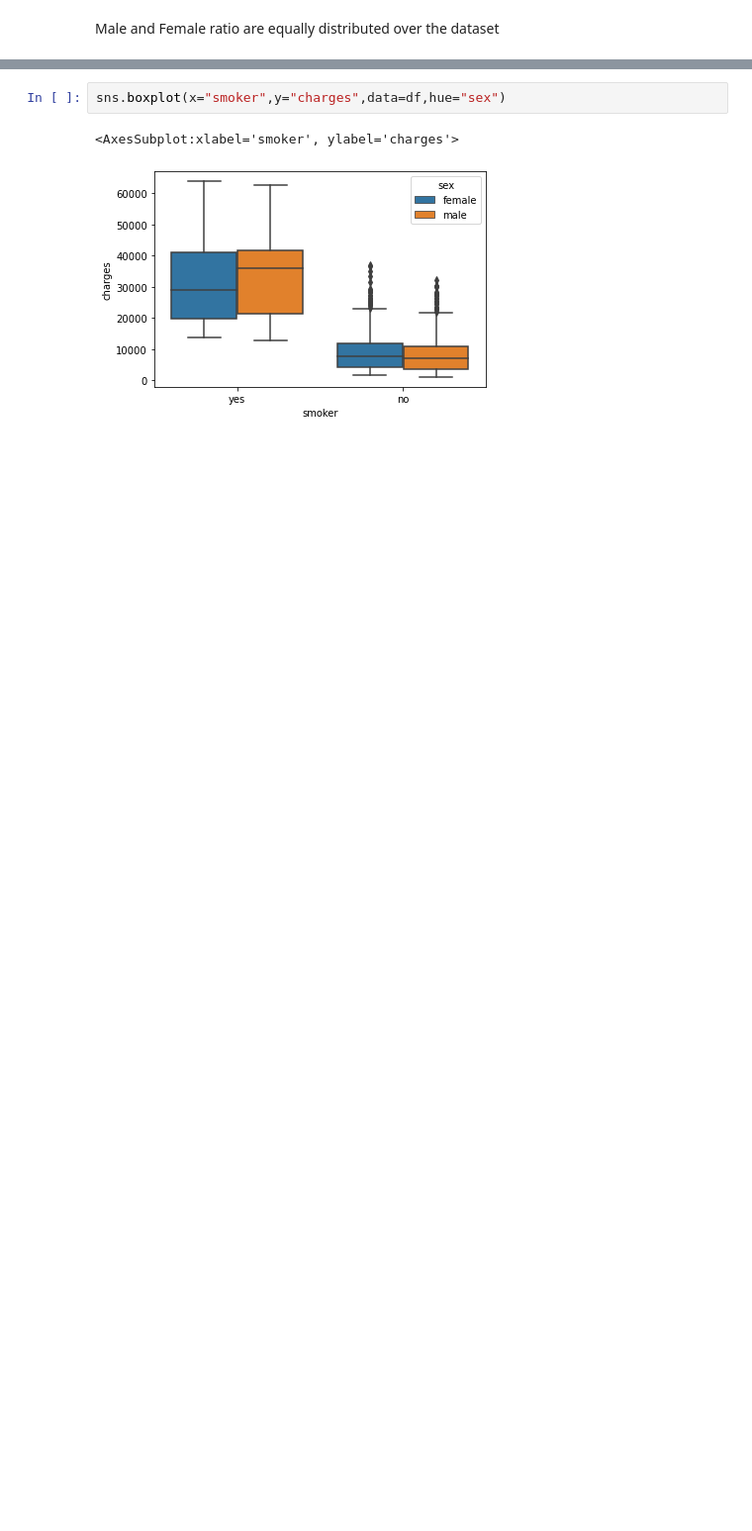
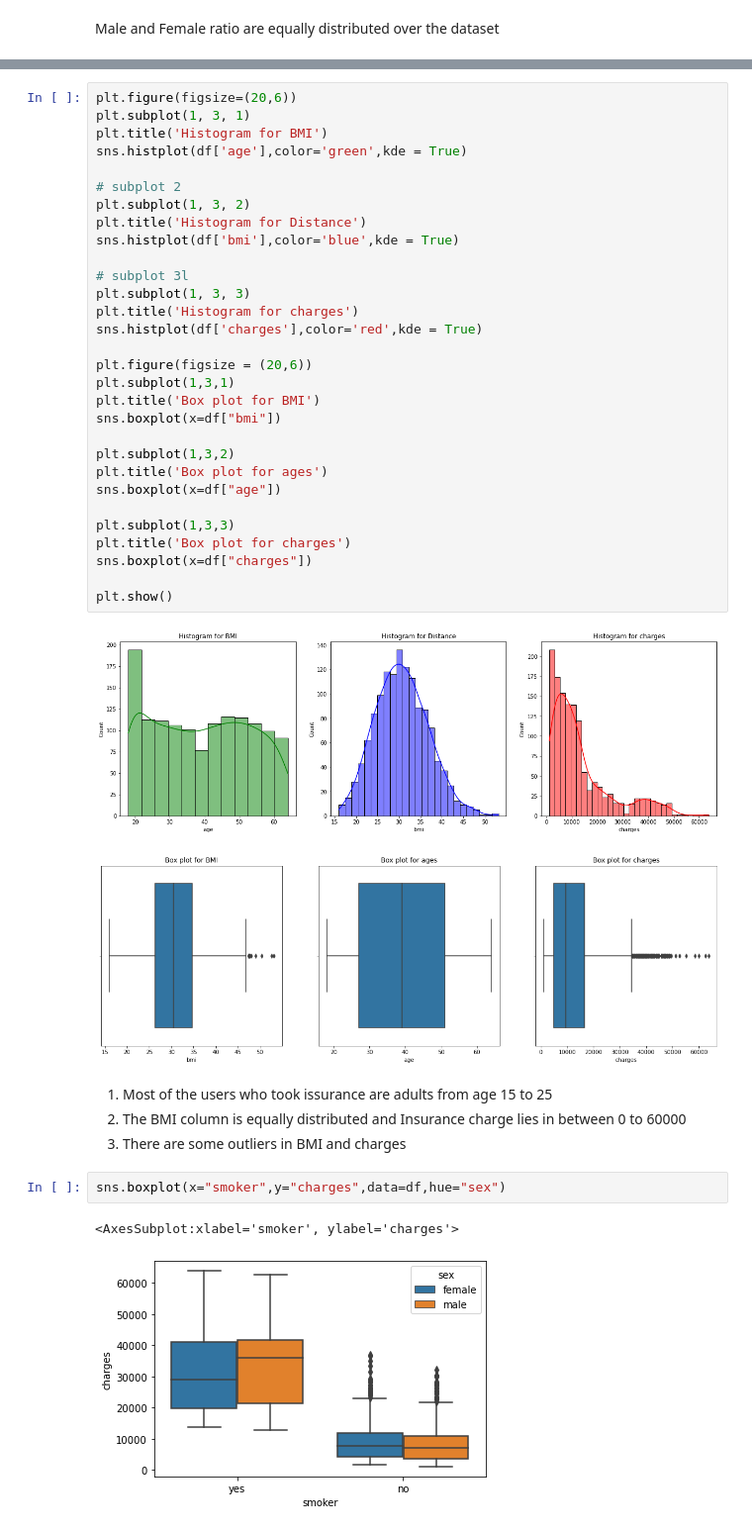
Before and after one commit to Sharathofficial/DATA602-, a Jupyter notebook: Assignment 3/EDA/EDA_Medical_Insurance.ipynb, the cells around one changed output, grey strips where cells are left out. Shown at 99% size. Cells and saved outputs as stored; diff of their text form; blank space fills up the shorter version.

```diff
--- a/Assignment 3/EDA/EDA_Medical_Insurance.ipynb
+++ b/Assignment 3/EDA/EDA_Medical_Insurance.ipynb
@@ -103,3 +104,40 @@ plt.show()
+# %%
+plt.figure(figsize=(20,6))
+plt.subplot(1, 3, 1)
+plt.title('Histogram for BMI')
+sns.histplot(df['age'],color='green',kde = True)
+
+# subplot 2
+plt.subplot(1, 3, 2)
+plt.title('Histogram for Distance')
+sns.histplot(df['bmi'],color='blue',kde = True)
+
+# subplot 3l
+plt.subplot(1, 3, 3)
+plt.title('Histogram for charges')
+sns.histplot(df['charges'],color='red',kde = True)
+
+plt.figure(figsize = (20,6))
+plt.subplot(1,3,1)
+plt.title('Box plot for BMI')
+sns.boxplot(x=df["bmi"])
+
+plt.subplot(1,3,2)
+plt.title('Box plot for ages')
+sns.boxplot(x=df["age"])
+
+plt.subplot(1,3,3)
+plt.title('Box plot for charges')
+sns.boxplot(x=df["charges"])
+
+plt.show()
+# %% [output]
+[figure, added]
+[figure, added]
+# %% [markdown]
+1. Most of the users who took issurance are adults from age 15 to 25
+2. The BMI column is equally distributed and Insurance charge lies in between 0 to 60000
+3. There are some outliers in BMI and charges
 # %%
 sns.boxplot(x="smoker",y="charges",data=df,hue="sex")
 # %% [output]
```
Also changed, not shown: parts of 18 cells of this notebook.
